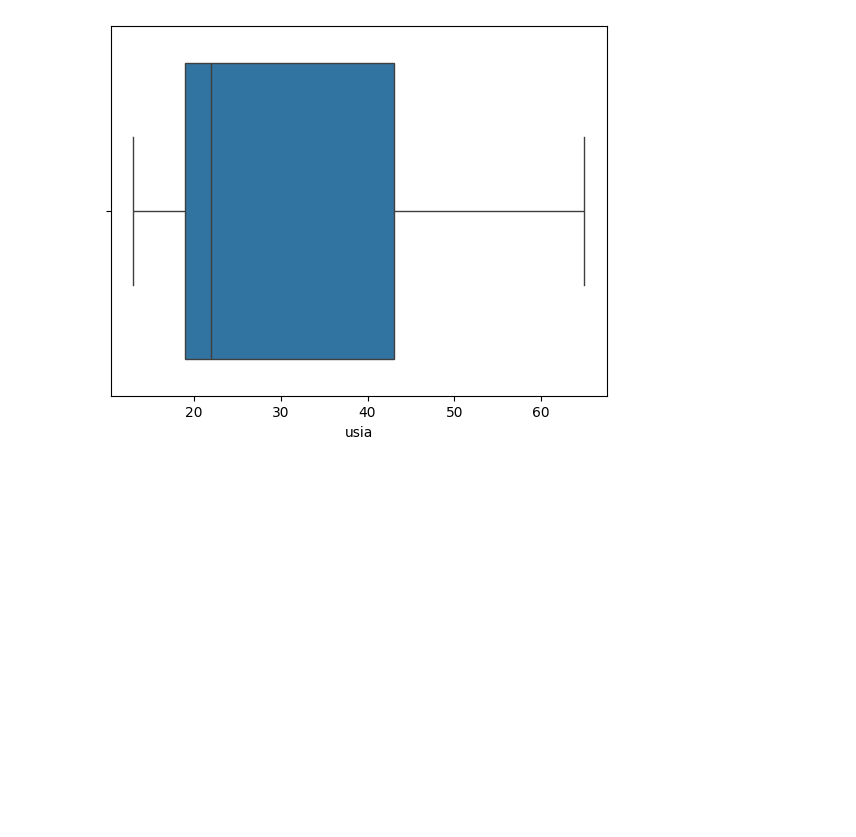
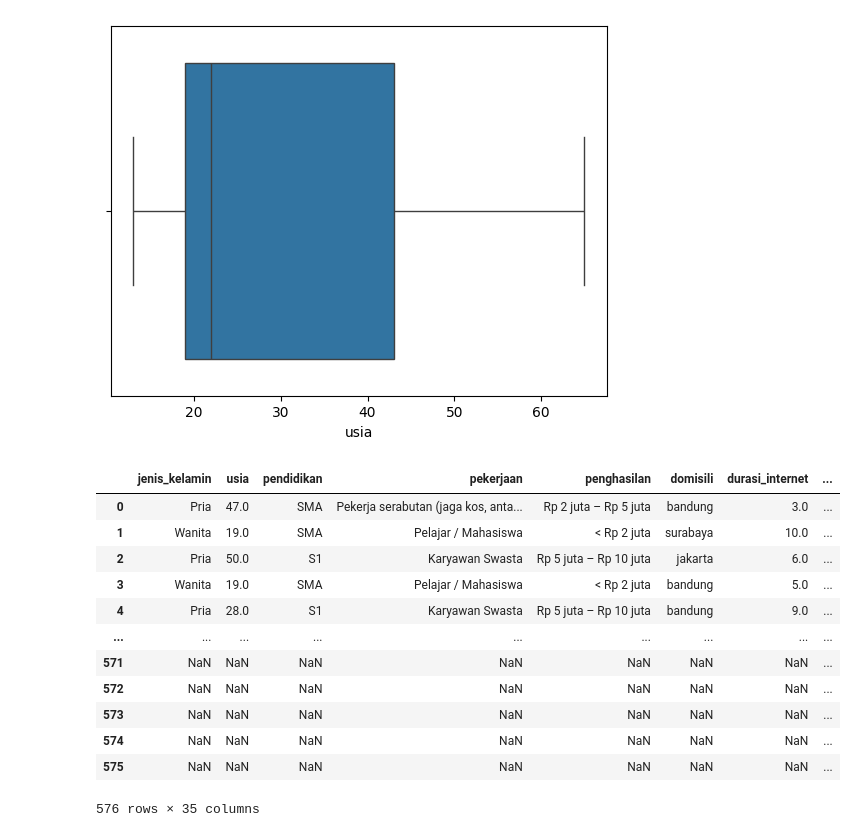
Before and after one commit to goldwinsonick/tubes-probstat-2023, a Jupyter notebook: scripts/00_Data Preparation.ipynb, the cells around one changed output. Cells and saved outputs as stored; diff of their text form; code cells hidden in the pictures; blank space fills up the shorter version.

Commit message:
data visualisation #1

```diff
--- a/scripts/00_Data Preparation.ipynb
+++ b/scripts/00_Data Preparation.ipynb
@@ -232,3 +230,31 @@ sns.boxplot(data=df_renamed, x=df_renamed["usia"])
 [figure]
 # %%
 df_renamed.to_csv("../data/13222067_cleaned.csv", index=False)
+# %%
+df = df_renamed.copy()
+df_demo     = df.iloc[:,0:8]
+df_bank     = df.iloc[:,9:36]
+df_emoney   = df.iloc[:,37:85]
+df_belanja  = df.iloc[:,86:150]
+
+df_bank = pd.concat([df_demo, df_bank], axis=0, ignore_index=True)
+df_emoney = pd.concat([df_demo, df_emoney], axis=0, ignore_index=True)
+df_belanja = pd.concat([df_demo, df_belanja], axis=0, ignore_index=True)
+
+df_bank.to_csv("../data/13222067_bank.csv", index=False)
+df_emoney.to_csv("../data/13222067_emoney.csv", index=False)
+df_belanja.to_csv("../data/13222067_belanja.csv", index=False)
+# %% [output]
+|  | jenis_kelamin | usia | pendidikan | pekerjaan | penghasilan | domisili | durasi_internet | ... |
+| 0 | Pria | 47.0 | SMA | Pekerja serabutan (jaga kos, anta... | Rp 2 juta – Rp 5 juta | bandung | 3.0 | ... |
+| 1 | Wanita | 19.0 | SMA | Pelajar / Mahasiswa | < Rp 2 juta | surabaya | 10.0 | ... |
+| 2 | Pria | 50.0 | S1 | Karyawan Swasta | Rp 5 juta – Rp 10 juta | jakarta | 6.0 | ... |
+| 3 | Wanita | 19.0 | SMA | Pelajar / Mahasiswa | < Rp 2 juta | bandung | 5.0 | ... |
+| 4 | Pria | 28.0 | S1 | Karyawan Swasta | Rp 5 juta – Rp 10 juta | bandung | 9.0 | ... |
+| ... | ... | ... | ... | ... | ... | ... | ... | ... |
+| 571 | NaN | NaN | NaN | NaN | NaN | NaN | NaN | ... |
+| 572 | NaN | NaN | NaN | NaN | NaN | NaN | NaN | ... |
+| 573 | NaN | NaN | NaN | NaN | NaN | NaN | NaN | ... |
+| 574 | NaN | NaN | NaN | NaN | NaN | NaN | NaN | ... |
+| 575 | NaN | NaN | NaN | NaN | NaN | NaN | NaN | ... |
+576 rows × 35 columns
```
Also changed, not shown: parts of 1 cell of this notebook, 7 other files.
